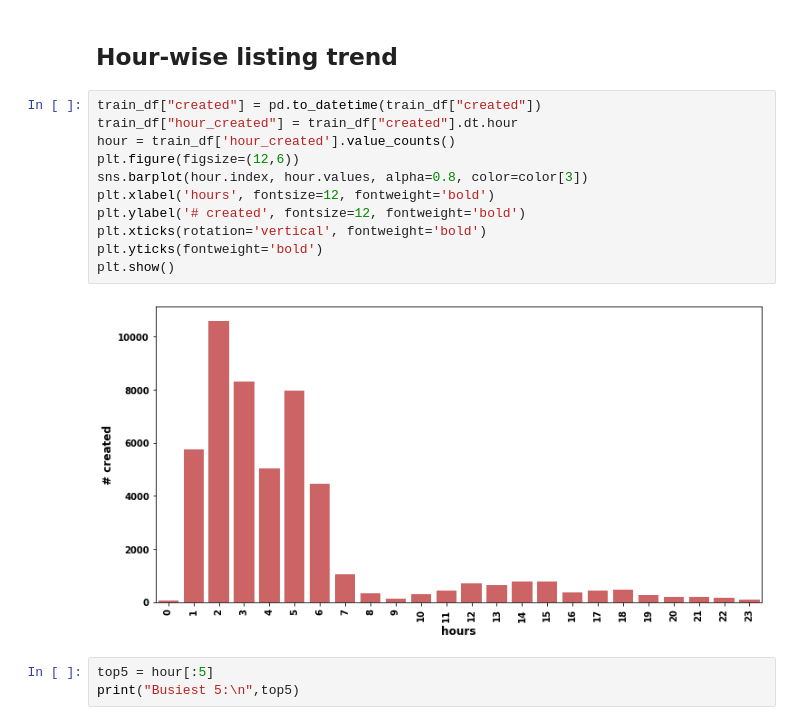
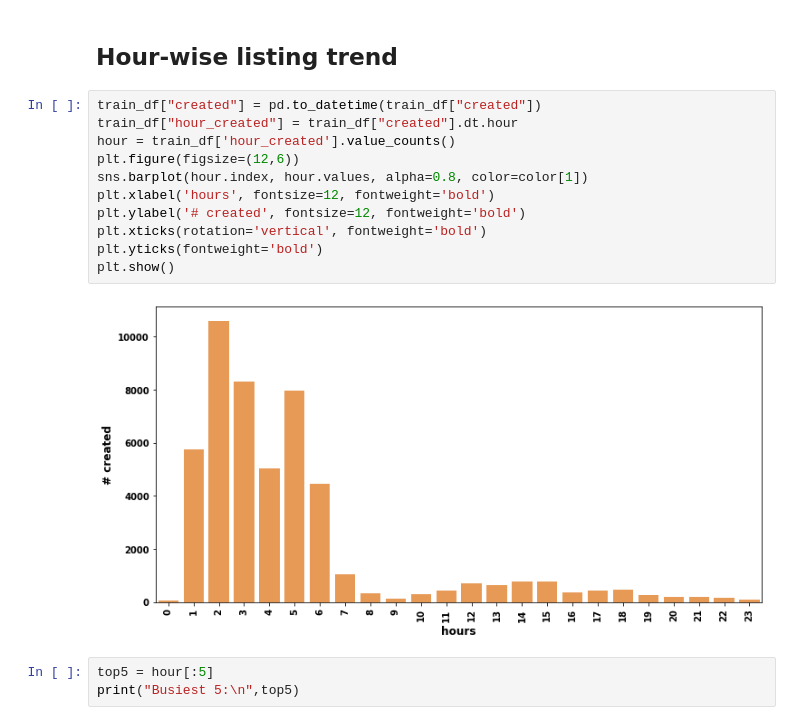
Before and after one commit to taryn-c/CMPT459-Project, a Jupyter notebook: sad_mining1.ipynb, the cells around one changed output. Saved outputs shown, nothing was run; the diff lists cells and outputs as text.

```diff
--- a/sad_mining1.ipynb
+++ b/sad_mining1.ipynb
@@ -75,16 +71,16 @@ plt.show()
 # %%
 train_df["created"] = pd.to_datetime(train_df["created"])
 train_df["hour_created"] = train_df["created"].dt.hour
 hour = train_df['hour_created'].value_counts()
 plt.figure(figsize=(12,6))
-sns.barplot(hour.index, hour.values, alpha=0.8, color=color[3])
+sns.barplot(hour.index, hour.values, alpha=0.8, color=color[1])
 plt.xlabel('hours', fontsize=12, fontweight='bold')
 plt.ylabel('# created', fontsize=12, fontweight='bold')
 plt.xticks(rotation='vertical', fontweight='bold')
 plt.yticks(fontweight='bold')
 plt.show()
 # %% [output]
-[figure, old version]
+[figure, new version]
 # %%
 top5 = hour[:5]
 print("Busiest 5:\n",top5)
```
Also changed, not shown: parts of 37 cells of this notebook.
